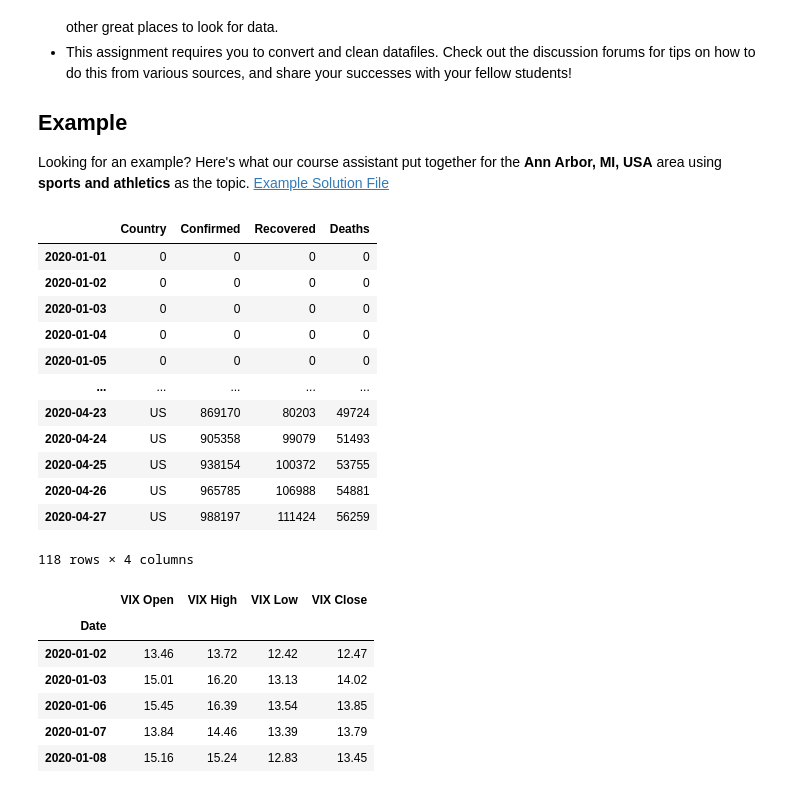
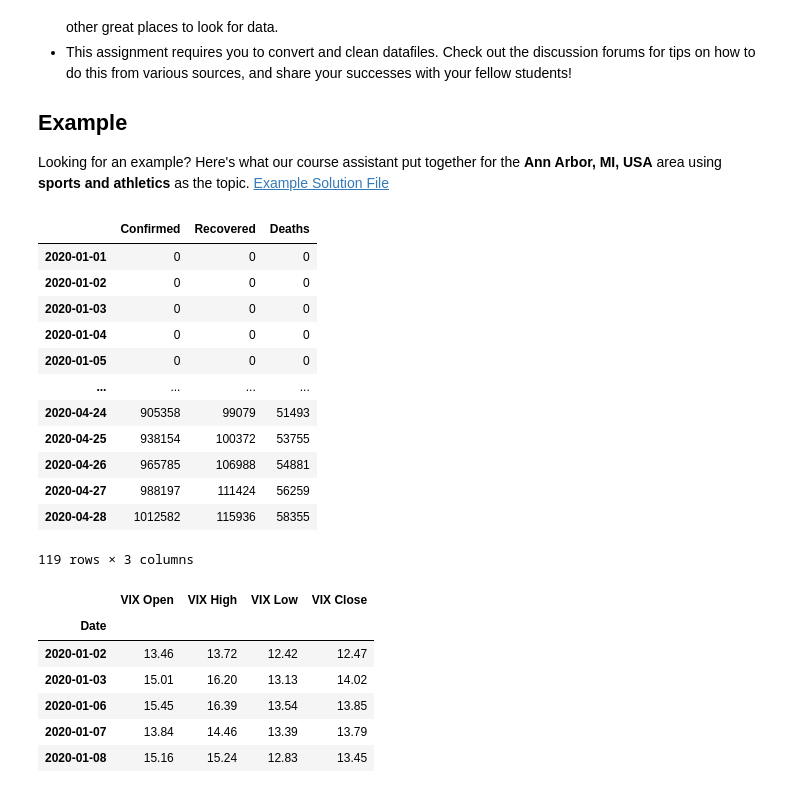
Before and after one commit to vmalkoti/Applied-Plotting-Charting-Data-Representation-in-Python, a Jupyter notebook: Assignment4.ipynb, the cells around one changed output. Drawn from its saved outputs; the diff is of its cells as text; code cells hidden in the pictures.

```diff
--- a/Assignment4.ipynb
+++ b/Assignment4.ipynb
@@ -56,34 +56,34 @@ def getDataset(data_url):
 # %%
 covid_url = 'https://datahub.io/core/covid-19/r/countries-aggregated.csv'
 df_covid = getDataset(covid_url)
 df_covid = df_covid[df_covid['Country']=='US'].copy()
 df_covid['Date'] = pd.to_datetime(df_covid['Date'])
+df_covid.drop('Country', axis=1, inplace=True)
 df_covid.set_index('Date', inplace=True)
 
 # add initial days from 2020-01-01; set counts to 0
 missing_days = np.arange(datetime(2020,1,1), df_covid.index.min(), timedelta(days=1)).astype(datetime)
-df_complementary = pd.DataFrame({'Country':[0]*len(missing_days),
-                                 'Confirmed':[0]*len(missing_days),
+df_complementary = pd.DataFrame({'Confirmed':[0]*len(missing_days),
                                  'Recovered':[0]*len(missing_days),
                                  'Deaths':[0]*len(missing_days)},
                                 index=missing_days)
 
 df_covid = pd.concat([df_complementary, df_covid])
 df_covid
 # %% [output]
-|  | Country | Confirmed | Recovered | Deaths |
-| 2020-01-01 | 0 | 0 | 0 | 0 |
-| 2020-01-02 | 0 | 0 | 0 | 0 |
-| 2020-01-03 | 0 | 0 | 0 | 0 |
-| 2020-01-04 | 0 | 0 | 0 | 0 |
-| 2020-01-05 | 0 | 0 | 0 | 0 |
-| ... | ... | ... | ... | ... |
-| 2020-04-23 | US | 869170 | 80203 | 49724 |
-| 2020-04-24 | US | 905358 | 99079 | 51493 |
-| 2020-04-25 | US | 938154 | 100372 | 53755 |
-| 2020-04-26 | US | 965785 | 106988 | 54881 |
-| 2020-04-27 | US | 988197 | 111424 | 56259 |
+|  | Confirmed | Recovered | Deaths |
+| 2020-01-01 | 0 | 0 | 0 |
+| 2020-01-02 | 0 | 0 | 0 |
+| 2020-01-03 | 0 | 0 | 0 |
+| 2020-01-04 | 0 | 0 | 0 |
+| 2020-01-05 | 0 | 0 | 0 |
+| ... | ... | ... | ... |
+| 2020-04-24 | 905358 | 99079 | 51493 |
+| 2020-04-25 | 938154 | 100372 | 53755 |
+| 2020-04-26 | 965785 | 106988 | 54881 |
+| 2020-04-27 | 988197 | 111424 | 56259 |
+| 2020-04-28 | 1012582 | 115936 | 58355 |
-118 rows × 4 columns
+119 rows × 3 columns
 # %%
 vix_url = 'https://datahub.io/core/finance-vix/r/vix-daily.csv'
 df_vix = getDataset(vix_url)
```
Also changed, not shown: parts of 3 cells of this notebook.
